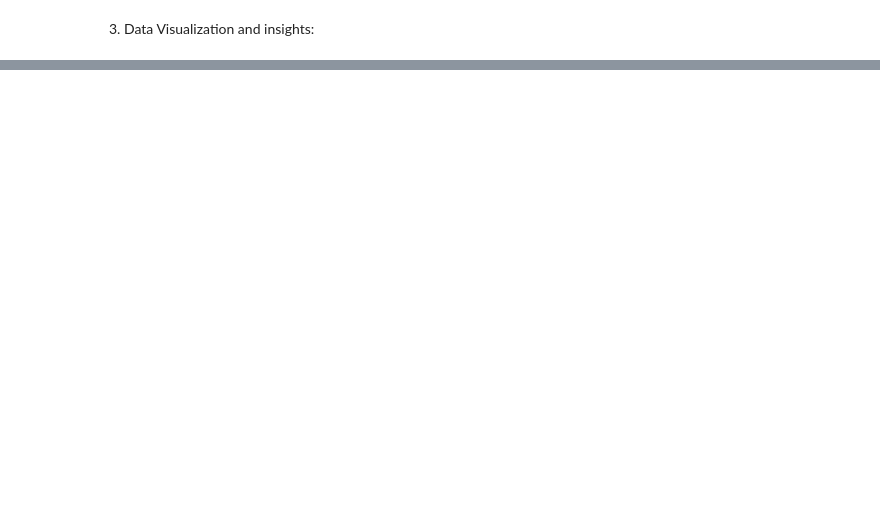
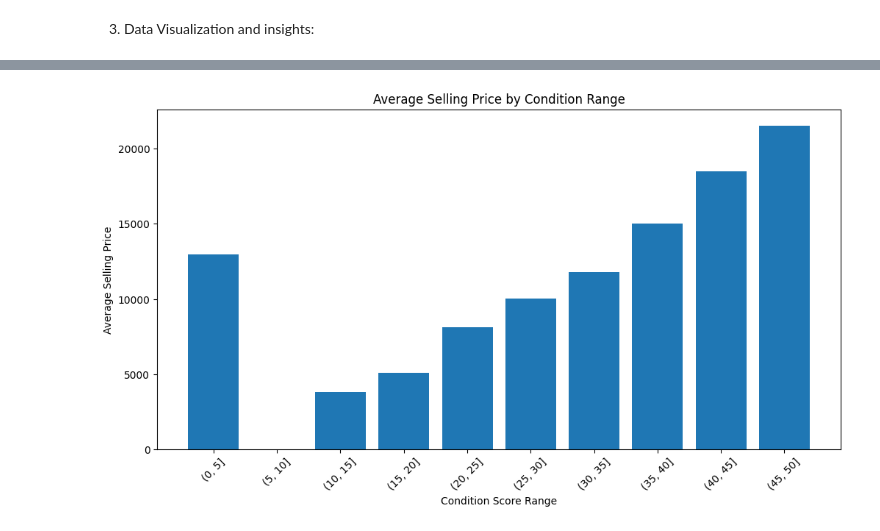
Before and after one commit to abhijit-4387/learn_python, a Jupyter notebook: python_assignment.ipynb, the cells around one changed output, grey strips where cells are left out. Drawn from its saved outputs; the diff is of its cells as text; code cells hidden in the pictures; blank space fills up the shorter version.

```diff
--- a/python_assignment.ipynb
+++ b/python_assignment.ipynb
@@ -307,4 +383,27 @@ Name: sellingprice, dtype: float64
 # %%
 # 3.5 Plot a bar graph of average selling price by condition score ranges of size 5. Give a summary of the insights.
+
+cars['condition_range'] = pd.cut(cars['condition'], bins=np.arange(0, 101, 5))
+average_price_by_condition_range = cars.groupby('condition_range')['sellingprice'].mean().round(2)
+plt.figure(figsize=(12, 6))
+
+plt.bar(
+    average_price_by_condition_range.index.astype(str),
+    average_price_by_condition_range.values
+)
+
+plt.xlabel('Condition Score Range')
+plt.ylabel('Average Selling Price')
+plt.title('Average Selling Price by Condition Range')
+plt.xticks(rotation=45)
+
+plt.show()
+
+# Summary of insights:
+# The graph shows the average selling price across different condition score ranges.
+# Generally, cars with higher condition scores tend to have higher selling prices.
+# There might be a slight decrease in average selling price for the highest condition score range, possibly due to a smaller sample size or other factors.
+# %% [output]
+[figure, added]
 # %%
 # 3.6 Plot a bar graph of no. of cars sold by condition ranges of size 10. Give some insights from the graph.
```
Also changed, not shown: parts of 16 cells of this notebook.
